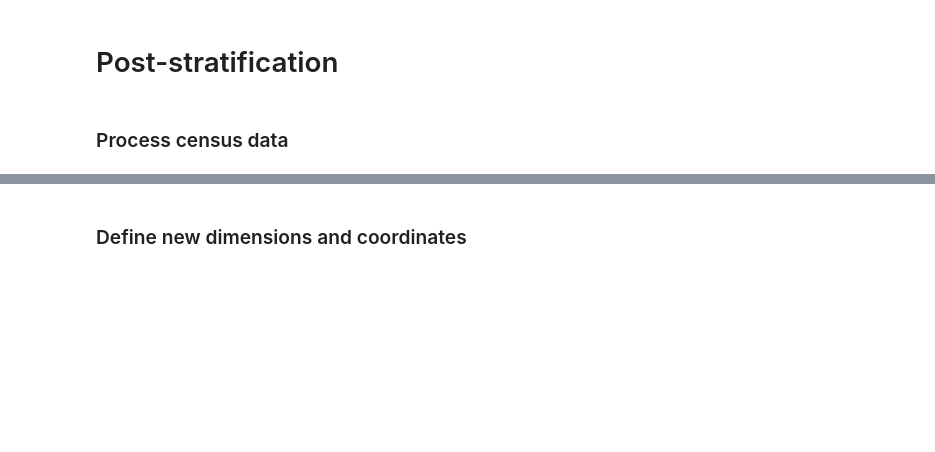
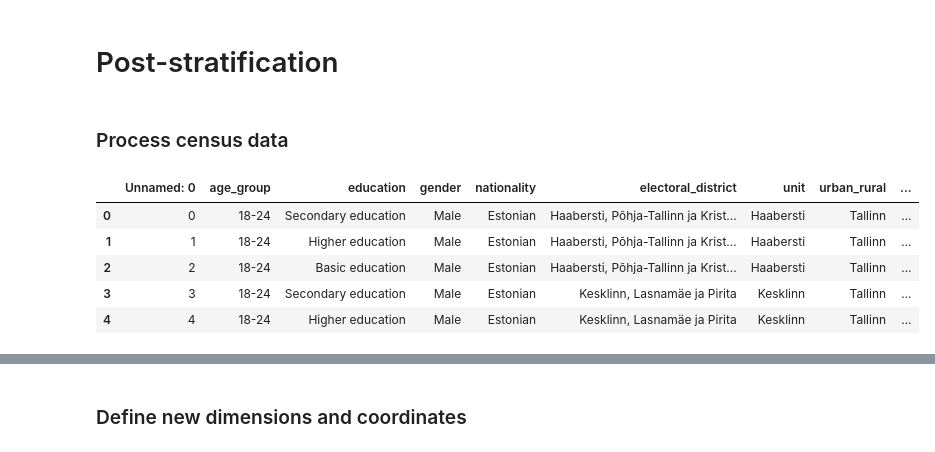
Before and after one commit to tarmojuristo/bayes2025, a Jupyter notebook: mrp.ipynb, the cells around one changed output, grey strips where cells are left out. Saved outputs shown, nothing was run; the diff lists cells and outputs as text; code cells hidden in the pictures; blank space fills up the shorter version.

```diff
--- a/mrp.ipynb
+++ b/mrp.ipynb
@@ -164,8 +217,15 @@ az.plot_trace(idata, var_names=["~_offset","~_probs"], filter_vars="regex");
 # %% [markdown]
 ### Process census data
 # %%
-cdata = pd.read_csv("./data/md_census.csv")
+cdata = pd.read_csv("./data/ee_census.csv")
 cdata.head()
+# %% [output]
+|  | Unnamed: 0 | age_group | education | gender | nationality | electoral_district | unit | urban_rural | ... |
+| 0 | 0 | 18-24 | Secondary education | Male | Estonian | Haabersti, Põhja-Tallinn ja Krist... | Haabersti | Tallinn | ... |
+| 1 | 1 | 18-24 | Higher education | Male | Estonian | Haabersti, Põhja-Tallinn ja Krist... | Haabersti | Tallinn | ... |
+| 2 | 2 | 18-24 | Basic education | Male | Estonian | Haabersti, Põhja-Tallinn ja Krist... | Haabersti | Tallinn | ... |
+| 3 | 3 | 18-24 | Secondary education | Male | Estonian | Kesklinn, Lasnamäe ja Pirita | Kesklinn | Tallinn | ... |
+| 4 | 4 | 18-24 | Higher education | Male | Estonian | Kesklinn, Lasnamäe ja Pirita | Kesklinn | Tallinn | ... |
 # %%
 # Drop 0 values
 cdata = cdata[cdata.N > 0]
```
Also changed, not shown: parts of 27 cells of this notebook, 6 other files.
